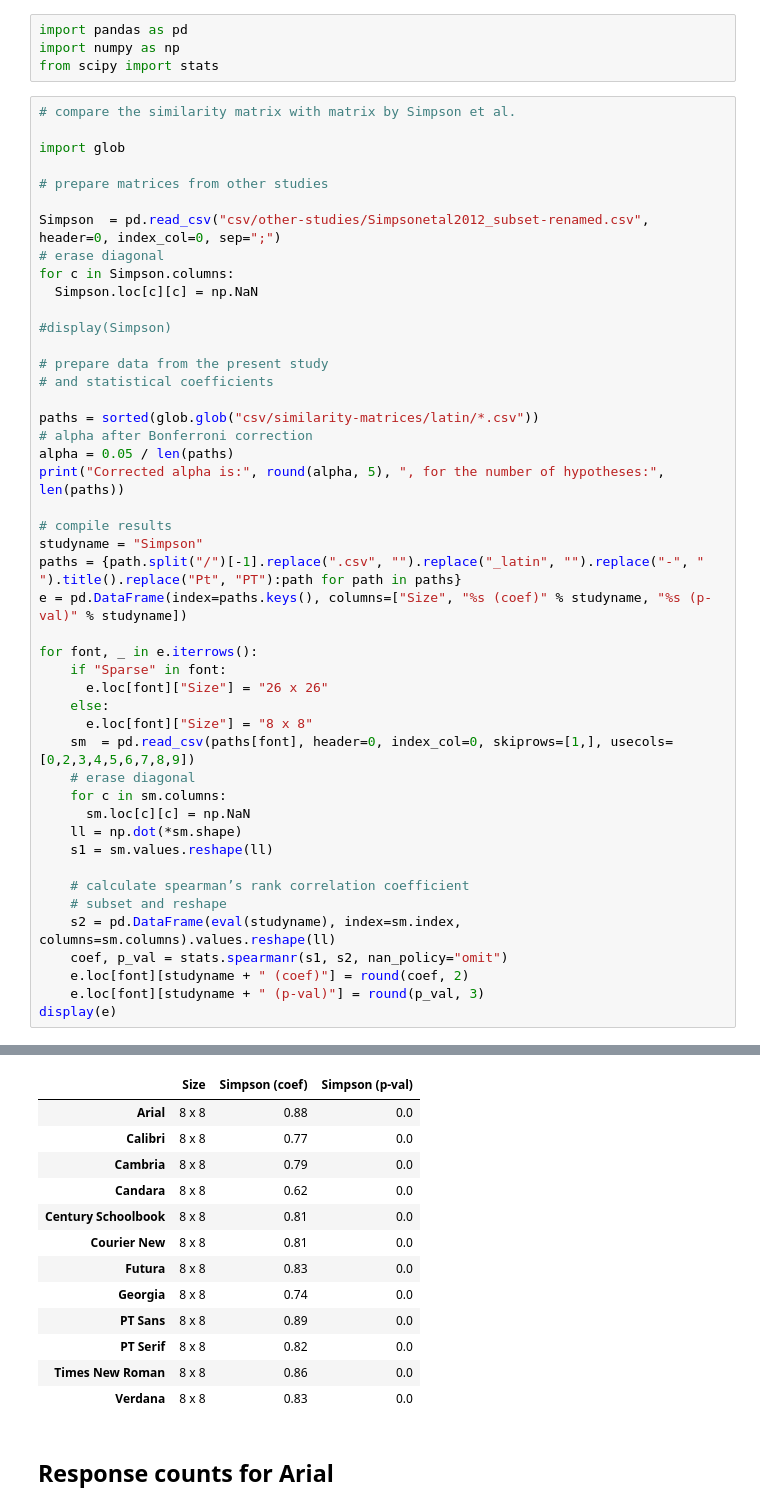
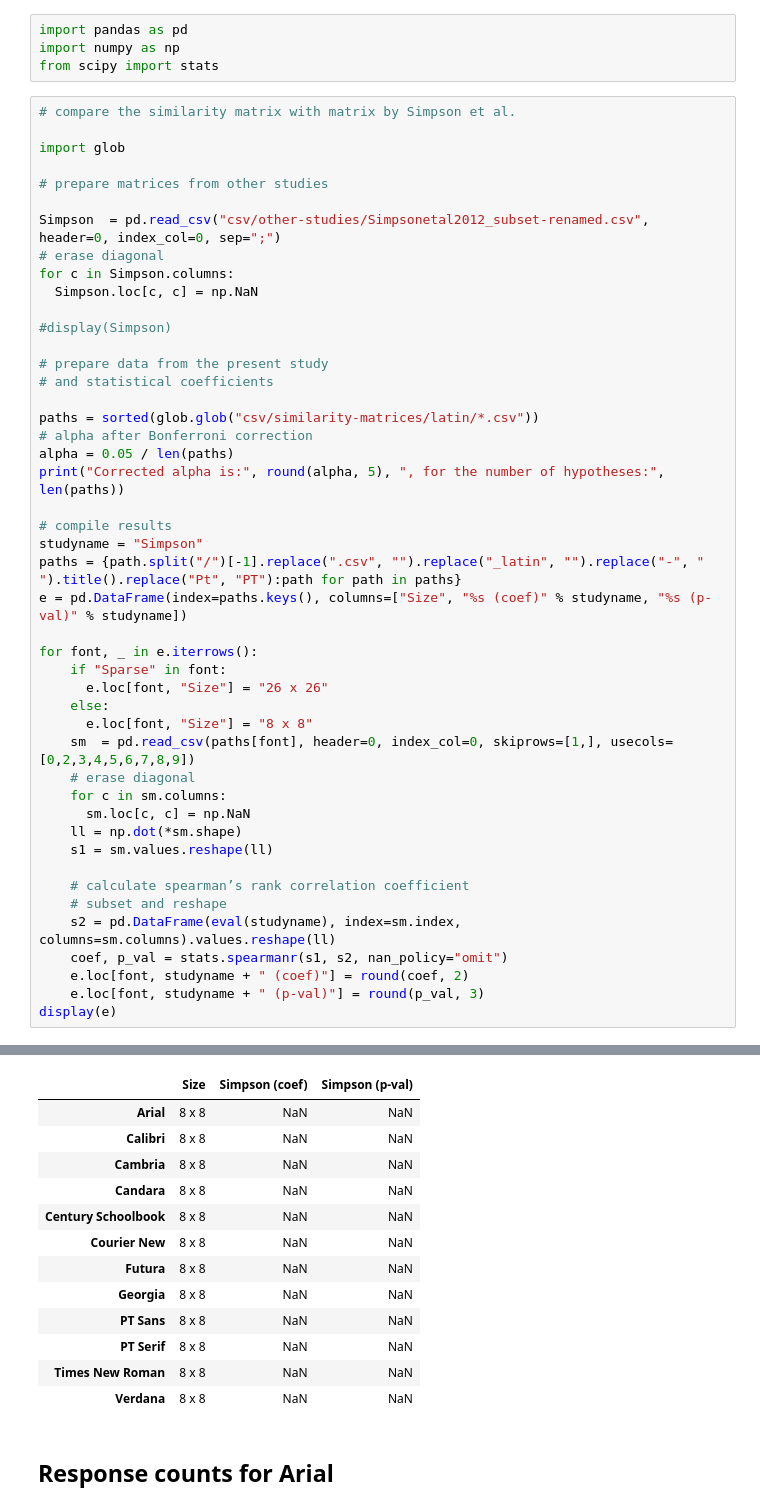
Before and after one commit to MrBrezina/context-sensitive-visual-similarity, a Jupyter notebook: data/correlations-with-simpson-et-al.ipynb, the cells around one changed output, grey strips where cells are left out. Drawn from its saved outputs; the diff is of its cells as text.

```diff
--- a/data/correlations-with-simpson-et-al.ipynb
+++ b/data/correlations-with-simpson-et-al.ipynb
@@ -16,57 +16,57 @@ import glob
 Simpson  = pd.read_csv("csv/other-studies/Simpsonetal2012_subset-renamed.csv", header=0, index_col=0, sep=";")
 # erase diagonal
 for c in Simpson.columns:
-  Simpson.loc[c][c] = np.NaN
+  Simpson.loc[c, c] = np.NaN
 
 #display(Simpson)
 
 # prepare data from the present study
 # and statistical coefficients
 
 paths = sorted(glob.glob("csv/similarity-matrices/latin/*.csv"))
 # alpha after Bonferroni correction
 alpha = 0.05 / len(paths)
 print("Corrected alpha is:", round(alpha, 5), ", for the number of hypotheses:", len(paths))
 
 # compile results
 studyname = "Simpson"
 paths = {path.split("/")[-1].replace(".csv", "").replace("_latin", "").replace("-", " ").title().replace("Pt", "PT"):path for path in paths}
 e = pd.DataFrame(index=paths.keys(), columns=["Size", "%s (coef)" % studyname, "%s (p-val)" % studyname])
 
 for font, _ in e.iterrows():
     if "Sparse" in font:
-      e.loc[font]["Size"] = "26 x 26"
+      e.loc[font, "Size"] = "26 x 26"
     else:
-      e.loc[font]["Size"] = "8 x 8"
+      e.loc[font, "Size"] = "8 x 8"
     sm  = pd.read_csv(paths[font], header=0, index_col=0, skiprows=[1,], usecols=[0,2,3,4,5,6,7,8,9])
     # erase diagonal
     for c in sm.columns:
-      sm.loc[c][c] = np.NaN
+      sm.loc[c, c] = np.NaN
     ll = np.dot(*sm.shape)
     s1 = sm.values.reshape(ll)
 
     # calculate spearman’s rank correlation coefficient
     # subset and reshape
     s2 = pd.DataFrame(eval(studyname), index=sm.index, columns=sm.columns).values.reshape(ll)
     coef, p_val = stats.spearmanr(s1, s2, nan_policy="omit")
-    e.loc[font][studyname + " (coef)"] = round(coef, 2)
-    e.loc[font][studyname + " (p-val)"] = round(p_val, 3)
+    e.loc[font, studyname + " (coef)"] = round(coef, 2)
+    e.loc[font, studyname + " (p-val)"] = round(p_val, 3)
 display(e)
 # %% [output]
 Corrected alpha is: 0.00417 , for the number of hypotheses: 12
 |  | Size | Simpson (coef) | Simpson (p-val) |
-| Arial | 8 x 8 | 0.88 | 0.0 |
-| Calibri | 8 x 8 | 0.77 | 0.0 |
-| Cambria | 8 x 8 | 0.79 | 0.0 |
-| Candara | 8 x 8 | 0.62 | 0.0 |
-| Century Schoolbook | 8 x 8 | 0.81 | 0.0 |
-| Courier New | 8 x 8 | 0.81 | 0.0 |
-| Futura | 8 x 8 | 0.83 | 0.0 |
-| Georgia | 8 x 8 | 0.74 | 0.0 |
-| PT Sans | 8 x 8 | 0.89 | 0.0 |
-| PT Serif | 8 x 8 | 0.82 | 0.0 |
-| Times New Roman | 8 x 8 | 0.86 | 0.0 |
-| Verdana | 8 x 8 | 0.83 | 0.0 |
+| Arial | 8 x 8 | NaN | NaN |
+| Calibri | 8 x 8 | NaN | NaN |
+| Cambria | 8 x 8 | NaN | NaN |
+| Candara | 8 x 8 | NaN | NaN |
+| Century Schoolbook | 8 x 8 | NaN | NaN |
+| Courier New | 8 x 8 | NaN | NaN |
+| Futura | 8 x 8 | NaN | NaN |
+| Georgia | 8 x 8 | NaN | NaN |
+| PT Sans | 8 x 8 | NaN | NaN |
+| PT Serif | 8 x 8 | NaN | NaN |
+| Times New Roman | 8 x 8 | NaN | NaN |
+| Verdana | 8 x 8 | NaN | NaN |
 # %% [markdown]
 ## Response counts for Arial
 # %%
```
Also changed, not shown: parts of 1 cell of this notebook, 4 other files.
